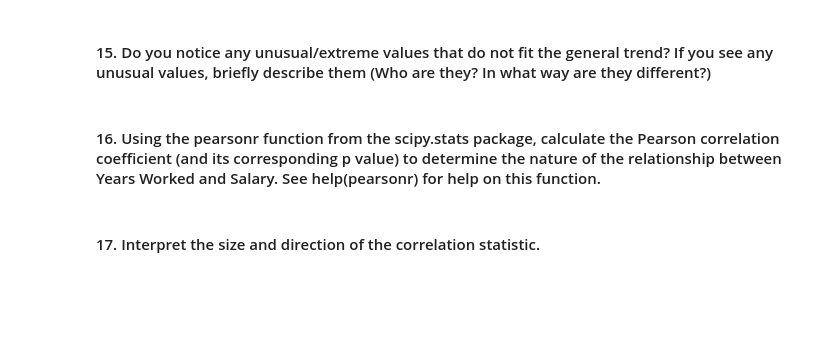
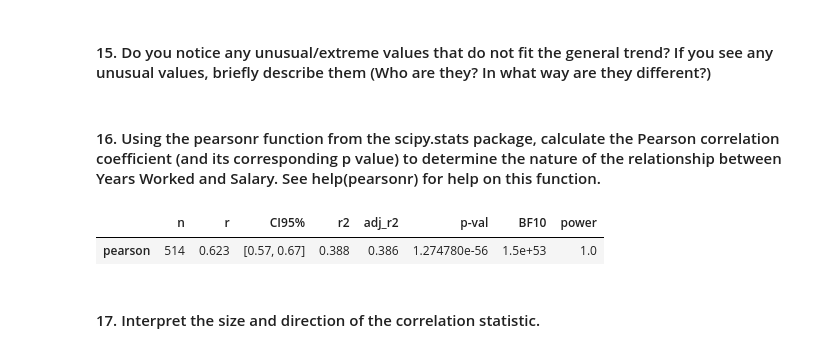
Before and after one commit to boitshepo97/statistical-thinking, a Jupyter notebook: Statistical-Thinking.ipynb, the cells around one changed output. Saved outputs shown, nothing was run; the diff lists cells and outputs as text; code cells hidden in the pictures; blank space fills up the shorter version.

```diff
--- a/Statistical-Thinking.ipynb
+++ b/Statistical-Thinking.ipynb
@@ -173,6 +174,16 @@ plt.show()
 #### 15. Do you notice any unusual/extreme values that do not fit the general trend? If you see any unusual values, briefly describe them (Who are they? In what way are they different?)
 # %% [markdown]
 #### 16. Using the pearsonr function from the scipy.stats package, calculate the Pearson correlation coefficient (and its corresponding p value) to determine the nature of the relationship between Years Worked and Salary. See help(pearsonr) for help on this function.
+# %%
+from scipy.stats.stats import pearsonr
+import pingouin as pg
+
+corr, p_val= pearsonr(st.yearsworked, st.salary)
+
+pg.corr(x=st['yearsworked'], y=st['salary'])
+# %% [output]
+|  | n | r | CI95% | r2 | adj_r2 | p-val | BF10 | power |
+| pearson | 514 | 0.623 | [0.57, 0.67] | 0.388 | 0.386 | 1.274780e-56 | 1.5e+53 | 1.0 |
 # %% [markdown]
 #### 17. Interpret the size and direction of the correlation statistic.
 # %% [markdown]
```
Also changed, not shown: parts of 3 cells of this notebook, 1 other file.
